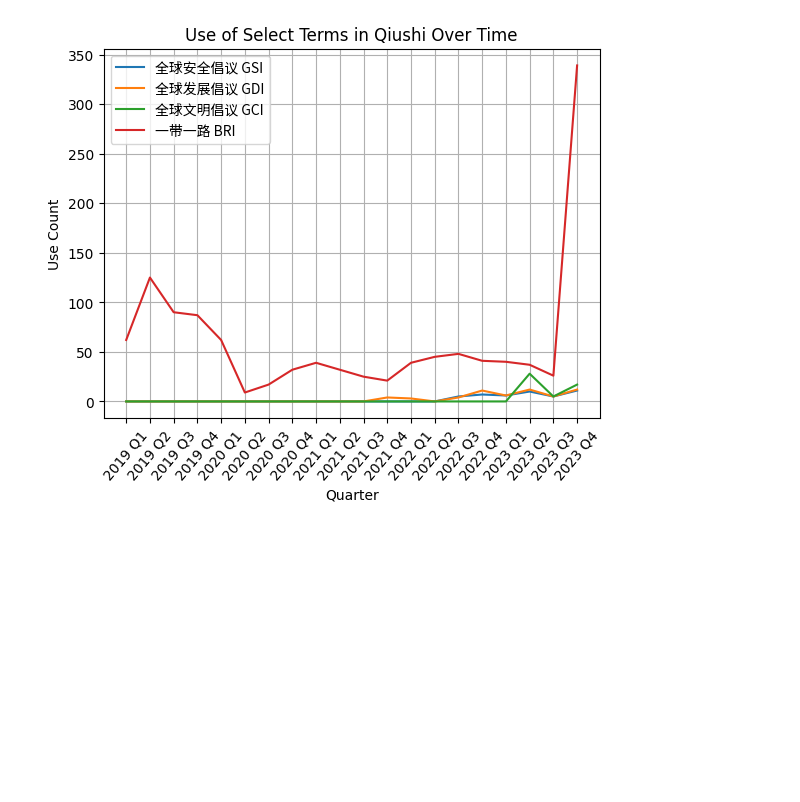
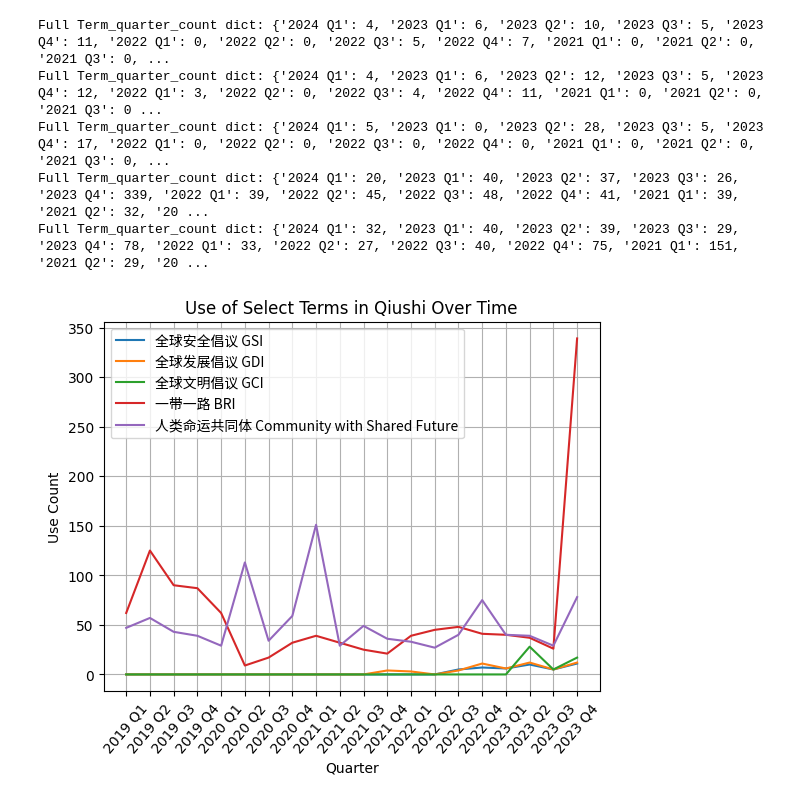
Before and after one commit to calebcsjm/China_Project, a Jupyter notebook: analyze_articles/frequency_analysis.ipynb, the cells around one changed output. Cells and saved outputs as stored; diff of their text form; code cells hidden in the pictures; blank space fills up the shorter version.

```diff
--- a/analyze_articles/frequency_analysis.ipynb
+++ b/analyze_articles/frequency_analysis.ipynb
@@ -2,4 +2,4 @@
 import pandas as pd
 import numpy as np
 
-articles = pd.read_csv("../process_articles/processed_articles.csv")
+articles = pd.read_csv("../process_articles/minimally_processed_articles.csv")
@@ -149,8 +168,13 @@ plot_multiple_quarter_counts(articles, [["全球安全倡议", "GSI"],["全球
 [figure]
 # %%
-plot_multiple_quarter_counts(articles, [["全球安全倡议", "GSI"],["全球发展倡议", "GDI"],["全球文明倡议", "GCI"],["一带一路", "BRI"]])
+plot_multiple_quarter_counts(articles, [["全球安全倡议", "GSI"],["全球发展倡议", "GDI"],["全球文明倡议", "GCI"],["一带一路", "BRI"], ["人类命运共同体", "Community with Shared Future"]])
 # %% [output]
+Full Term_quarter_count dict: {'2024 Q1': 4, '2023 Q1': 6, '2023 Q2': 10, '2023 Q3': 5, '2023 Q4': 11, '2022 Q1': 0, '2022 Q2': 0, '2022 Q3': 5, '2022 Q4': 7, '2021 Q1': 0, '2021 Q2': 0, '2021 Q3': 0, ...
+Full Term_quarter_count dict: {'2024 Q1': 4, '2023 Q1': 6, '2023 Q2': 12, '2023 Q3': 5, '2023 Q4': 12, '2022 Q1': 3, '2022 Q2': 0, '2022 Q3': 4, '2022 Q4': 11, '2021 Q1': 0, '2021 Q2': 0, '2021 Q3': 0 ...
+Full Term_quarter_count dict: {'2024 Q1': 5, '2023 Q1': 0, '2023 Q2': 28, '2023 Q3': 5, '2023 Q4': 17, '2022 Q1': 0, '2022 Q2': 0, '2022 Q3': 0, '2022 Q4': 0, '2021 Q1': 0, '2021 Q2': 0, '2021 Q3': 0, ...
+Full Term_quarter_count dict: {'2024 Q1': 20, '2023 Q1': 40, '2023 Q2': 37, '2023 Q3': 26, '2023 Q4': 339, '2022 Q1': 39, '2022 Q2': 45, '2022 Q3': 48, '2022 Q4': 41, '2021 Q1': 39, '2021 Q2': 32, '20 ...
+Full Term_quarter_count dict: {'2024 Q1': 32, '2023 Q1': 40, '2023 Q2': 39, '2023 Q3': 29, '2023 Q4': 78, '2022 Q1': 33, '2022 Q2': 27, '2022 Q3': 40, '2022 Q4': 75, '2021 Q1': 151, '2021 Q2': 29, '20 ...
-[figure, old version]
+[figure, new version]
 # %%
 plot_quarter_counts(articles, "全球文明倡议", "GCI")
 # %% [output]
```
Also changed, not shown: parts of 19 cells of this notebook, 4 other files.
